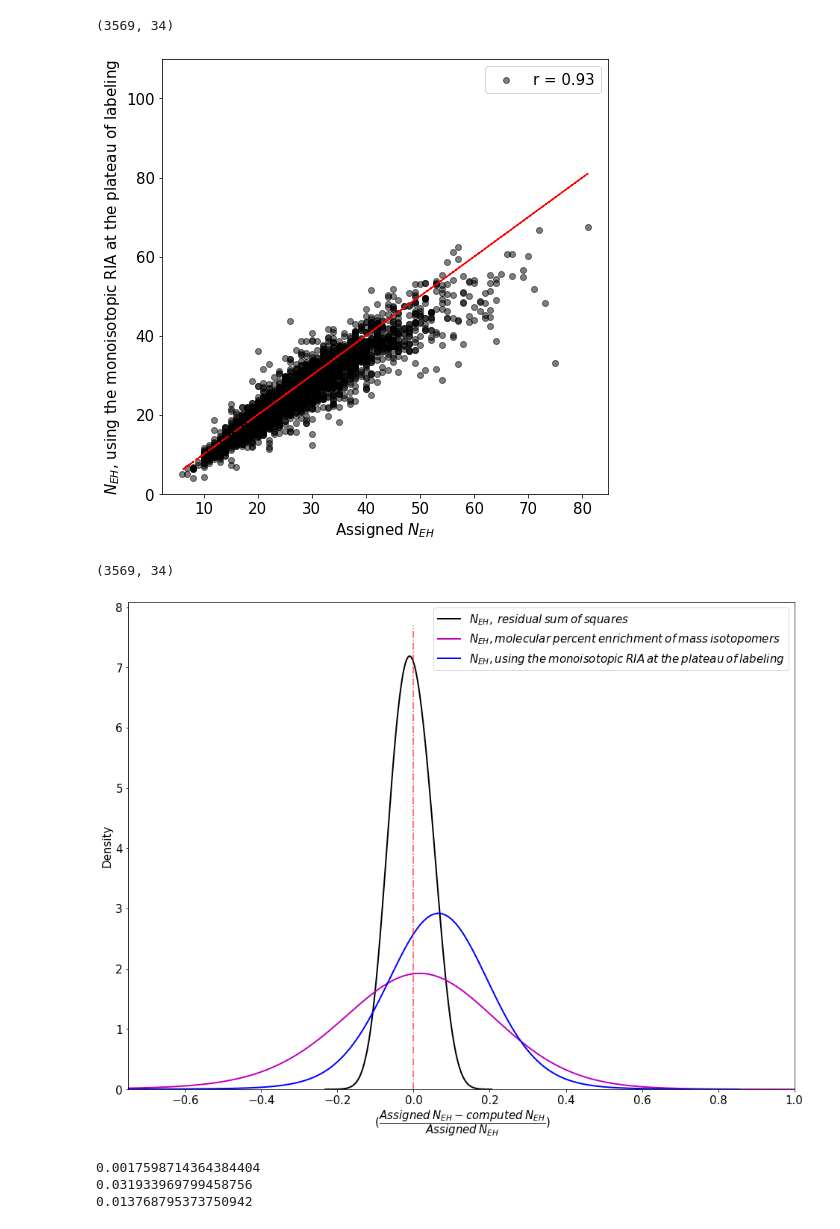
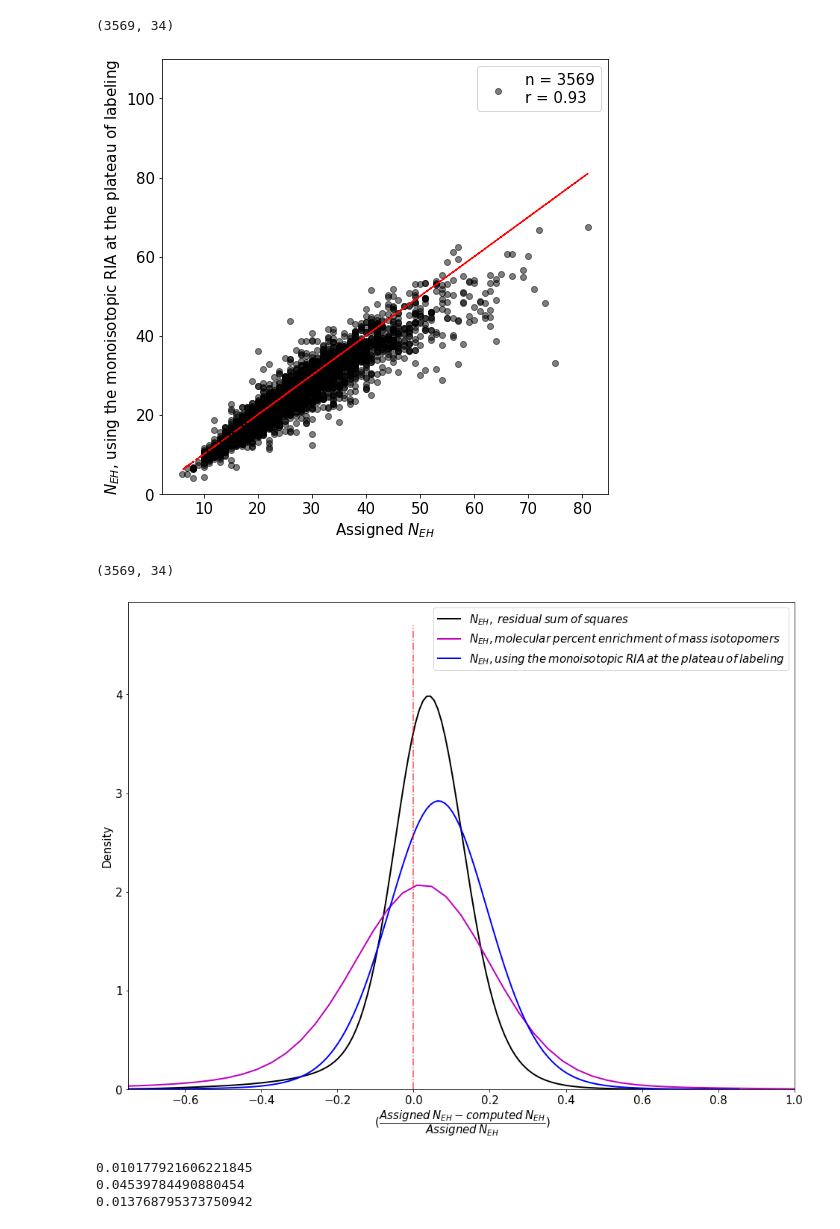
Before and after one commit to henockmamo54/Analysis_for_neh_paper, a Jupyter notebook: Final/Simulation_ape_mpe_asymp/simulation_peptide_NEH.ipynb, the cells around one changed output. Saved outputs shown, nothing was run; the diff lists cells and outputs as text; code cells hidden in the pictures.

```diff
--- a/Final/Simulation_ape_mpe_asymp/simulation_peptide_NEH.ipynb
+++ b/Final/Simulation_ape_mpe_asymp/simulation_peptide_NEH.ipynb
@@ -35,12 +32,12 @@ res=[]
 # %%
 # data0=pd.read_csv(r"data_mpe_ape.csv")
-data0=pd.read_csv(r"_data_mpe_ape_2.csv")
+data0=pd.read_csv(r"_data_mpe_ape_3.csv")
 
 print(data0.shape)
 plt.rc('font', size=15)
 plt.figure(figsize=(8,8))
 plt.scatter(data0['DataRecord.NEH_sim'],data0['DataRecord.NEH_APE'],alpha=0.5,
-            label='r = '+'{0:.2f}'.format(np.corrcoef(data0['DataRecord.NEH_sim'],
+            label=f'n = {data0.shape[0]}\n' + 'r = '+'{0:.2f}'.format(np.corrcoef(data0['DataRecord.NEH_sim'],
                                                      data0['DataRecord.NEH_APE'])[0][1]),c='k')
 
 plt.plot(data0['DataRecord.NEH_sim'],data0['DataRecord.NEH_sim'],ls="-.",c='r')
@@ -124,7 +121,7 @@ print(data.shape)
 plt.rc('font', size=15)
 plt.figure(figsize=(8,8))
 plt.scatter(data['DataRecord.NEH_sim'],data['DataRecord.NEH_two_param'],alpha=0.5,
-            label='r = '+'{0:.2f}'.format(np.corrcoef(data['DataRecord.NEH_sim'],
+            label=f'n = {data.shape[0]}\n' +'r = '+'{0:.2f}'.format(np.corrcoef(data['DataRecord.NEH_sim'],
                                                      data['DataRecord.NEH_two_param'])[0][1]),c='k')
 
 plt.plot(data['DataRecord.NEH_sim'],data['DataRecord.NEH_sim'],ls="-.",c='r')
@@ -140,7 +137,7 @@ data.columns
 print(data[data['DataRecord.two_param_rmse']<0.01].shape)
 # %% [output]
 (3569, 34)
-[figure, old version]
+[figure, new version]
 (3569, 34)
 # %%
 # plt.rc('font', size=15)
@@ -156,39 +153,39 @@ res.append((data['DataRecord.NEH_sim']-data['DataRecord.NEH_two_param'])/data['D
 # %%
 plt.rc('font', size=15)
 plt.figure(figsize=(16,12))
 
 sns.distplot(res[0],
              hist = False,bins=bins, kde = True,color='k',
                  hist_kws={'alpha':0.3},
                      kde_kws = {'shade': False, 'linewidth': lw,'bw':bw,'bw_method':mtd} ,
              label=r"${N_{EH}},\:residual \:sum \:of \:squares$")
 
 sns.distplot(res[1],
              hist = False,bins=bins, kde = True,color='m',
                  hist_kws={'alpha':0.3},
                      kde_kws = {'shade': False, 'linewidth': lw,'bw':bw,'bw_method':mtd} ,
              label=r"${N_{EH}},molecular\:percent\:enrichment\:of\:mass\:isotopomers$")
 
 sns.distplot(res[2],
              hist = False,bins=bins, kde = True,color='b',
                  hist_kws={'alpha':0.3},
                      kde_kws = {'shade': False, 'linewidth': lw,'bw':bw,'bw_method':mtd} ,
              label=r"${N_{EH}},using\: the\: monoisotopic\: RIA\: at\: the\: plateau\: of\: labeling$")
 
 plt.xlabel(r' ($\dfrac { { Assigned\: {N_{EH}} }- computed \:{N_{EH}} } { Assigned\: {N_{EH}}}$)')
 plt.legend(loc='upper right')
 plt.xlim([-0.75,1])
-plt.vlines(x=0,ymin=0,ymax=7.7,ls="-.",color='r',alpha=0.7)
+plt.vlines(x=0,ymin=0,ymax=4.7,ls="-.",color='r',alpha=0.7)
 
 plt.savefig("temp_5.jpeg",dpi=900,bbox_inches='tight')
 # %% [output]
-[figure, old version]
+[figure, new version]
 # %%
 for i in range(3):
     print(np.std(res[i])**2 )
 # %% [output]
-0.0017598714364384404
-0.031933969799458756
+0.010177921606221845
+0.04539784490880454
 0.013768795373750942
 # %%
 
```
Also changed, not shown: parts of 3 cells of this notebook, 23 other files.
